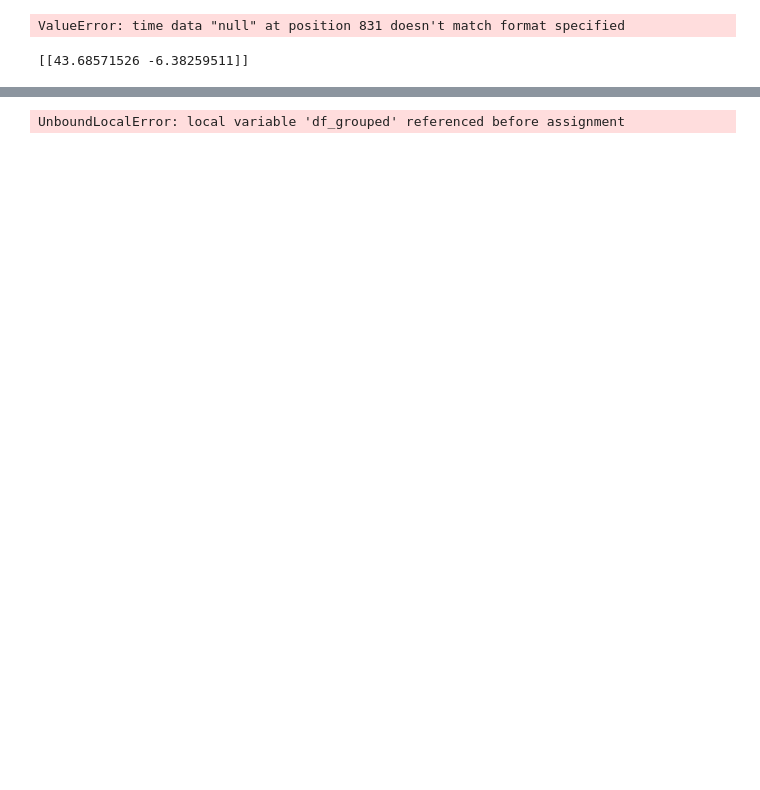
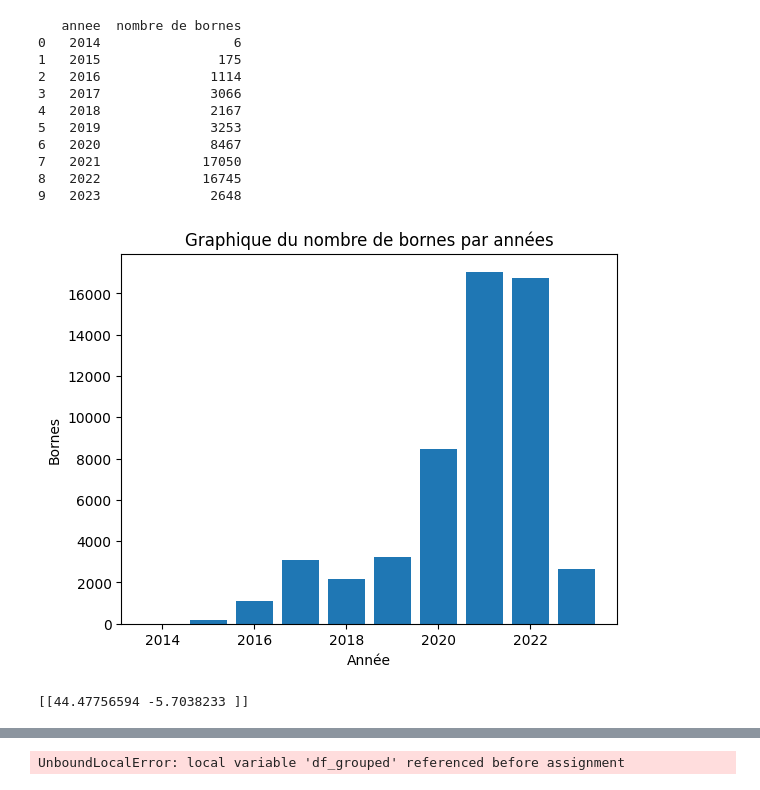
Before and after one commit to ESIR2-PROJECT/FRONTEND, a Jupyter notebook: IA/IA.ipynb, the cells around one changed output, grey strips where cells are left out. Cells and saved outputs as stored; diff of their text form; code cells hidden in the pictures; blank space fills up the shorter version.

```diff
--- a/IA/IA.ipynb
+++ b/IA/IA.ipynb
@@ -24,10 +24,35 @@ else:
 # %%
 #Définition du dataframe
 df = pd.DataFrame(tableaux, columns=['id', 'latitude','longitude', 'date'])
-df['date'] = pd.to_datetime(df['date'], format='%Y-%m-%d')
-#Pour enregistrer dans un fichier
+
+df = df.loc[df['date'] != 'null']
+df['date'] = df['date'].apply(lambda x: pd.to_datetime(x, format='%Y-%m-%d', errors='coerce'))
 df.to_csv('my_dataset.csv', index=False)
-# %% [output]
-ValueError: time data "null" at position 831 doesn't match format specified
+# %%
+import matplotlib.pyplot as plt
+df['annee'] = df['date'].dt.year
+df_annee = df.groupby('annee')['id'].count().reset_index()
+df_annee = df_annee.rename(columns={'id': 'nombre de bornes'})
+print(df_annee)
+plt.bar(df_annee['annee'], df_annee['nombre de bornes'])
+plt.xlabel('Année')
+plt.ylabel('Bornes')
+plt.title('Graphique du nombre de bornes par années')
+
+# Afficher le graphique
+plt.show()
+# %% [output]
+   annee  nombre de bornes
+0   2014                 6
+1   2015               175
+2   2016              1114
+3   2017              3066
+4   2018              2167
+5   2019              3253
+6   2020              8467
+7   2021             17050
+8   2022             16745
+9   2023              2648
+[figure, added]
 # %%
 # Séparation des données en ensembles d'entraînement et de test
@@ -48,7 +74,7 @@ date_array = np.array([timestamp])
 prediction = model.predict(date_array.reshape(1, -1))
 print(prediction)
 # %% [output]
-[[43.68571526 -6.38259511]]
+[[44.47756594 -5.7038233 ]]
 # %%
 import folium
 
```
Also changed, not shown: parts of 4 cells of this notebook, 2 other files.
